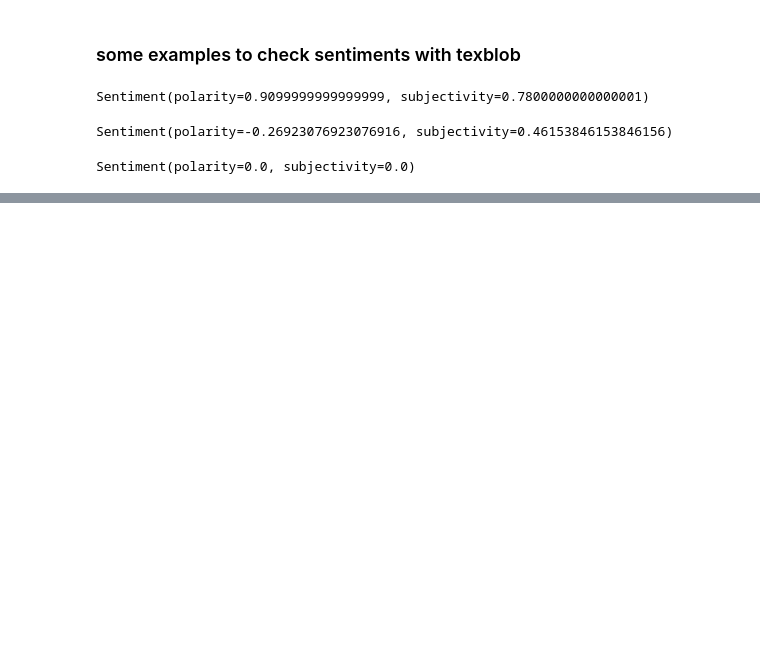
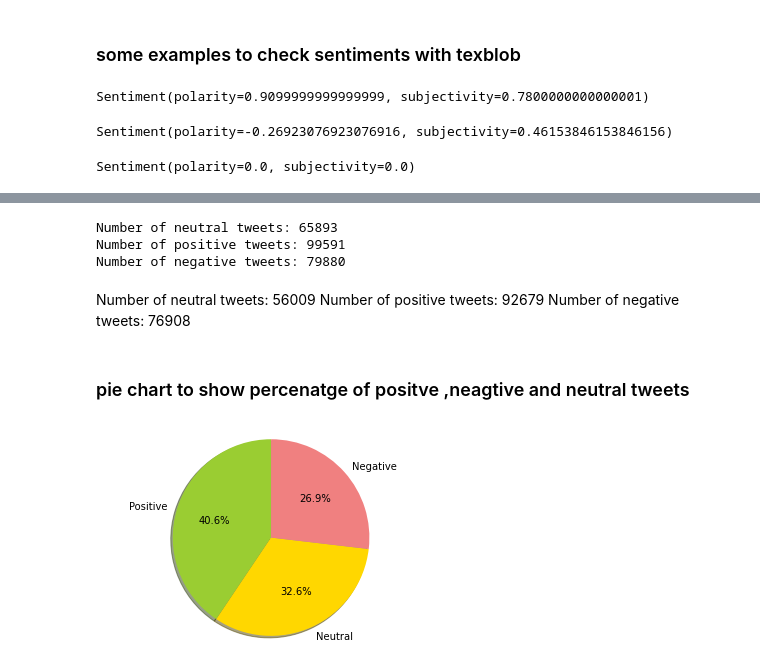
Before and after one commit to MANISH-KUMAR-CODES/UK_Prime_Minister_Rishi_Sunak-_Twitter_Sentiment_Analysis, a Jupyter notebook: UK_Prime_Minister_Rishi_Sunak__Twitter_Sentiment_Analysis.ipynb, the cells around one changed output, grey strips where cells are left out. Cells and saved outputs as stored; diff of their text form; code cells hidden in the pictures; blank space fills up the shorter version.

```diff
--- a/UK_Prime_Minister_Rishi_Sunak__Twitter_Sentiment_Analysis.ipynb
+++ b/UK_Prime_Minister_Rishi_Sunak__Twitter_Sentiment_Analysis.ipynb
@@ -736,0 +751,13 @@ Sentiment(polarity=0.0, subjectivity=0.0)
+# %%
+polarityscore = []
+for i in range(0,len(df1)):
+    score = TextBlob(df1.iloc[i][2])
+    score1 = score.sentiment[0]
+    polarityscore.append(score1)
+# %%
+# adding polarity scores to our df1 and storing it as df2
+df2 = pd.concat([df1,pd.Series(polarityscore)],axis = 1)
+# %%
+# checking first 5 rows
+df2.rename(columns = {df2.columns[3]:"Sentiment"},inplace=True)
+df2.head()
@@ -736,0 +771,35 @@ Sentiment(polarity=0.0, subjectivity=0.0)
+# %%
+print(f'Number of neutral tweets:',len(df2[df2['Sentiment']==0]))
+print(f'Number of positive tweets:',len(df2[df2['Sentiment']>=0])),
+print(f'Number of negative tweets:',len(df2[df2['Sentiment']<=0]))
+# %% [output]
+Number of neutral tweets: 65893
+Number of positive tweets: 99591
+Number of negative tweets: 79880
+# %% [markdown]
+Number of neutral tweets: 56009
+Number of positive tweets: 92679
+Number of negative tweets: 76908
+# %% [markdown]
+### pie chart to show percenatge of positve ,neagtive and neutral tweets
+# %%
+# positive dataframe
+pos_df1= df2[df2['Sentiment']>=0]
+#negative dataframe
+neg_df1= df2[df2['Sentiment']<=0]
+#neutral dataframe
+neu_df1= df2[df2['Sentiment']==0]
+# %%
+# A pie chart showing the number of tweets in each sentiment category
+pos = len(pos_df1)
+neu = len(neg_df1)
+neg = len(neu_df1)
+labels = 'Positive', 'Neutral', 'Negative'
+sizes = [pos, neu, neg]
+colors = ['yellowgreen', 'gold', 'lightcoral']
+plt.pie(sizes, labels=labels, colors=colors,
+        autopct='%1.1f%%', shadow=True, startangle=90)
+plt.axis('equal')
+plt.show()
+# %% [output]
+[figure, added]
```
Also changed, not shown: parts of 10 cells of this notebook.
